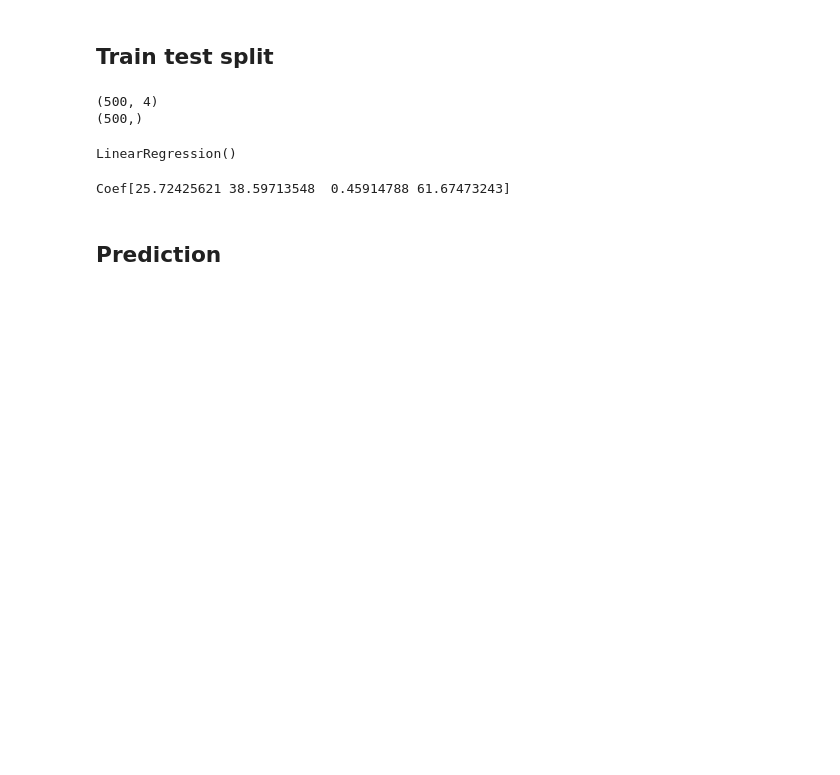
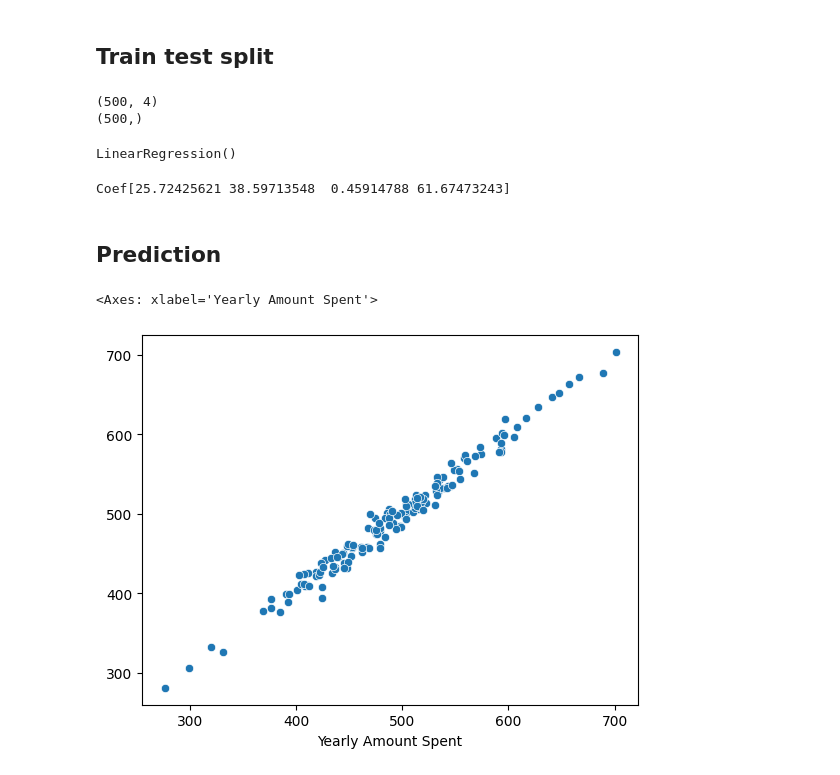
Before and after one commit to KemalYukselir/E-Commerce, a Jupyter notebook: main.ipynb, the cells around one changed output. Cells and saved outputs as stored; diff of their text form; code cells hidden in the pictures; blank space fills up the shorter version.

Commit message:
created prediction and visual for result. Checked coeffecient for biggest influence

```diff
--- a/main.ipynb
+++ b/main.ipynb
@@ -112,3 +112,10 @@ print("Coef" + str(lm.coef_))
 Coef[25.72425621 38.59713548  0.45914788 61.67473243]
 # %% [markdown]
 ## Prediction
+# %%
+prediction = lm.predict(X_test)
+# %%
+sns.scatterplot(x=y_test, y=prediction)
+# %% [output]
+<Axes: xlabel='Yearly Amount Spent'>
+[figure, added]
```
Also changed, not shown: parts of 3 cells of this notebook.
